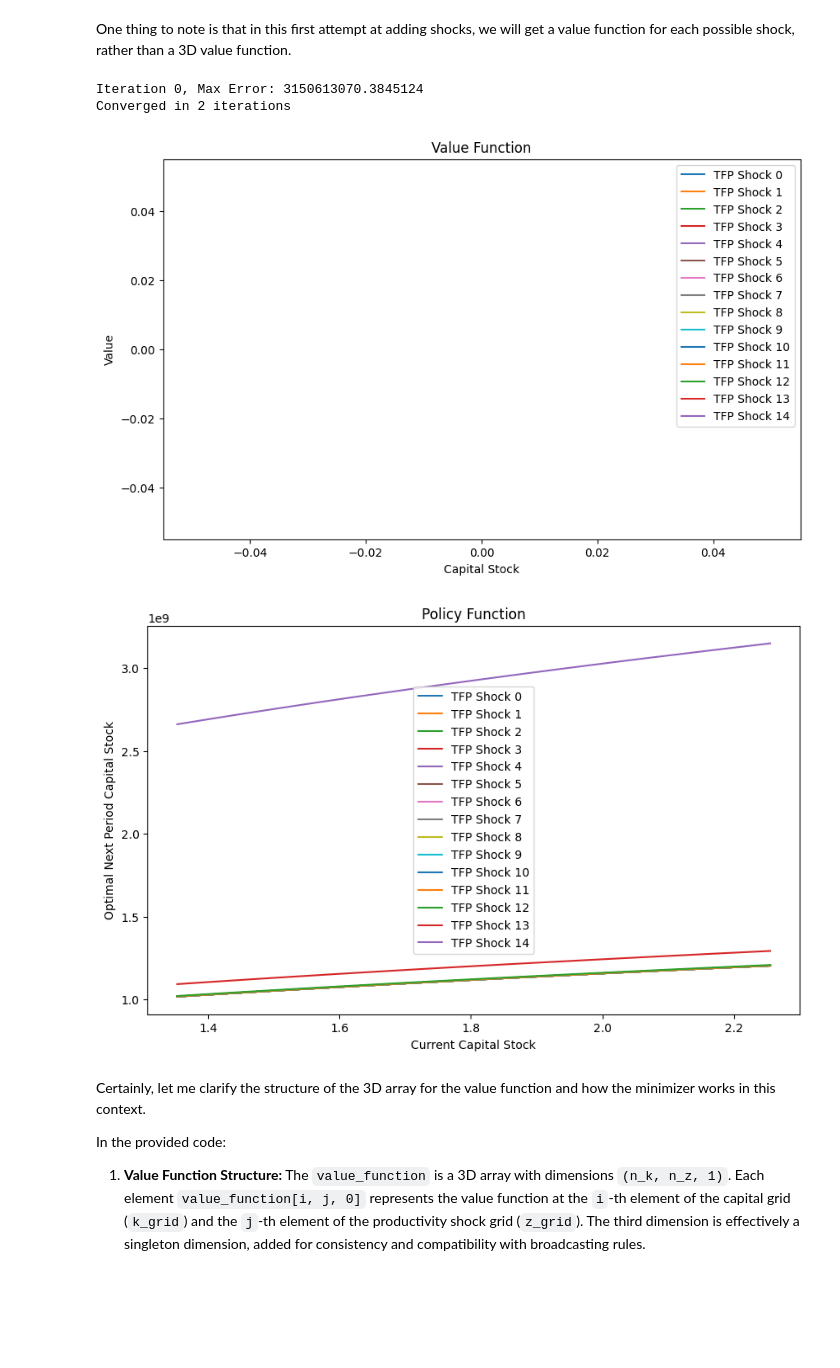
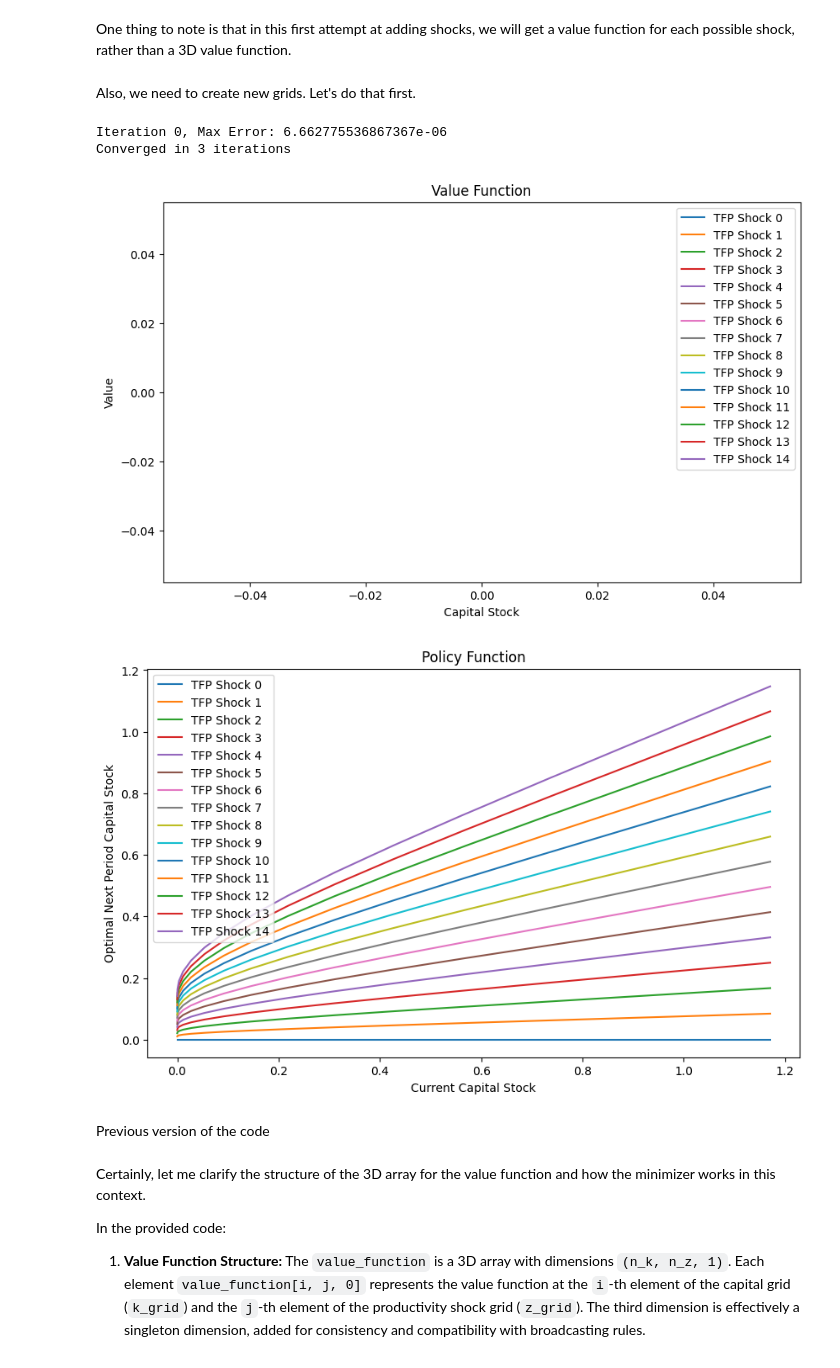
Before and after one commit to sgcbayli024/ECON8185_Homework, a Jupyter notebook: HW3_Bayliss.ipynb, the cells around one changed output. Cells and saved outputs as stored; diff of their text form; code cells hidden in the pictures; blank space fills up the shorter version.

```diff
--- a/HW3_Bayliss.ipynb
+++ b/HW3_Bayliss.ipynb
@@ -866,3 +866,5 @@ Execution time: 0.9776406288146973 seconds
 First, let us discretise the AR1 process for TFP. To do so, we will use the Rouwenhorst method from the QuantEcon package. The output will consist of the shock values, and the associated transition matrix.
 # %% [markdown]
 One thing to note is that in this first attempt at adding shocks, we will get a value function for each possible shock, rather than a 3D value function.
+# %% [markdown]
+Also, we need to create new grids. Let's do that first.
@@ -873,8 +906,9 @@ def model_with_shocks(toler, max_iter, beta, gamma, alpha, delta, A, rho, sigma,
     z, Pi = mc.state_values, mc.P
 
     # Create grids for capital and TFP shock
-    k_grid, z_grid = create_grids(n_k, alpha, beta, delta, A)[2], z
+    z_grid = z
 
+    k_grid = create_grids_stochastic(n_k, alpha, beta, delta, A, z_grid)[2]
     # Initialize value function as a 2D array
     V = np.zeros((n_k, n_z))
 
@@ -888,28 +922,21 @@ def model_with_shocks(toler, max_iter, beta, gamma, alpha, delta, A, rho, sigma,
         V_new = np.zeros_like(V)
         G_kp = np.zeros_like(V)
 
-        for i, k_i in enumerate(k_grid):
-            for j, z_j in enumerate(z_grid):
+        for i, z_i in enumerate(z_grid):
+            Ev = V * Pi[i,:]
+            IEv = interpolate.interp1d(np.squeeze(k_grid), np.squeeze(Ev), kind='cubic', fill_value='extrapolate')
+            for j, k_j in enumerate(k_grid):
+                # Bellman equation
+                def B(kp, k_j, z_i, IEv):
+                    c = (k_j ** alpha) * np.exp(A * z_i) + (1 - delta) * k_j - kp
+                    return -((u(c, gamma)) + beta * IEv(kp)[j])
 
-                # Interpolate the value function for the current TFP shock
-                V_interp = interpolate.interp1d(np.squeeze(k_grid), V[:, j], kind='cubic', fill_value='extrapolate')
+                k_min = 0
 
-                # Bellman equation
-                def F(kp,k_i, z_j, V_interp):
-                    c = (k_i ** alpha) * np.exp(A * z_j) + (1 - delta) * k_i - kp
-                    expected_next_value = np.dot(Pi[j, :], V_interp(np.squeeze(kp)))[j]
-                    return -((u(c, gamma)) + beta * expected_next_value)
-
-                k_min = (np.exp(A * z_j)) * (k_i ** alpha)  + (1 - delta) * k_i
-
-                k_max = f(np.exp(A * np.max(z_grid)), alpha, delta, k_i) + 1
-
-                    # dF_min = -1
-
-                    # dF_max = 1
+                k_max = f(np.exp(A * z_i), alpha, delta, k_j)
 
                 # Find optimal capital stock for the given TFP shock
-                result = minimize_scalar(F, args=(k_i, z_j, V_interp), bounds=(k_min, k_max), method='bounded')
+                result = minimize_scalar(B, args=(k_j, z_i, IEv), bounds=(k_min, k_max), method='bounded')
                 # Update policy function
                 G_kp[i,j] = result.x
                 # Update value function
@@ -954,9 +981,11 @@ def model_with_shocks(toler, max_iter, beta, gamma, alpha, delta, A, rho, sigma,
 
     return G_kp, V
 # %%
-v_2d, g_2d = model_with_shocks(toler=1e-7, max_iter=100000, beta=0.9, gamma=1, alpha=0.33, delta=1, A=5, rho=0.5, sigma=1, n_k=31, n_z=15, mu=0)
+v_2d, g_2d = model_with_shocks(toler=4e-7, max_iter=100000, beta=0.9, gamma=1, alpha=0.33, delta=1, A=10, rho=0.7, sigma=0.02, n_k=15, n_z=15, mu=0)
 # %% [output]
-Iteration 0, Max Error: 3150613070.3845124
-Converged in 2 iterations
+Iteration 0, Max Error: 6.662775536867367e-06
+Converged in 3 iterations
 [figure]
-[figure, old version]
+[figure, new version]
+# %% [markdown]
+Previous version of the code
```
Also changed, not shown: parts of 2 cells of this notebook.
